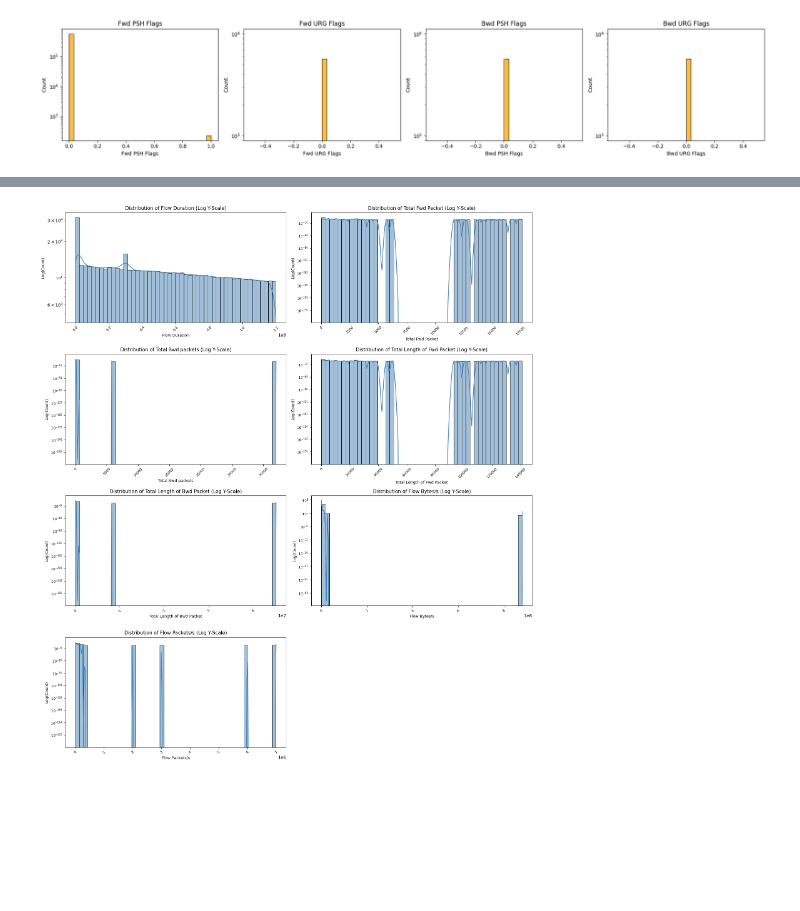
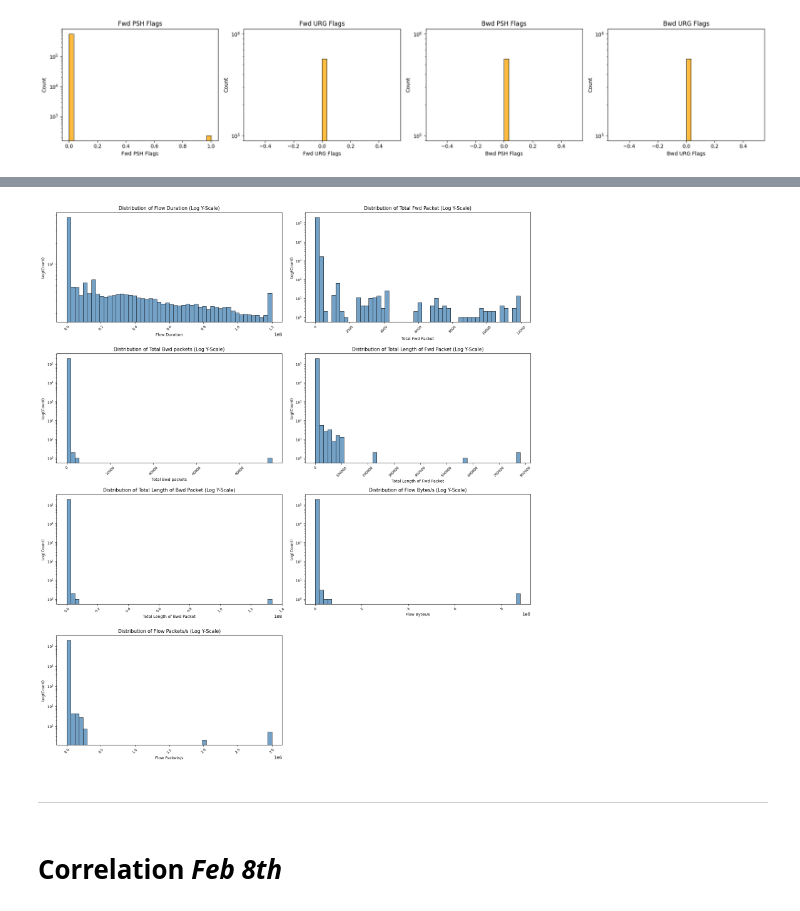
Before and after one commit to Totally-Kyle/The-CyberChase, a Jupyter notebook: EDA.ipynb, the cells around one changed output, grey strips where cells are left out. Drawn from its saved outputs; the diff is of its cells as text; code cells hidden in the pictures; blank space fills up the shorter version.

```diff
--- a/EDA.ipynb
+++ b/EDA.ipynb
@@ -172,0 +389,25 @@ plt.show()
+# %%
+
+# List of TCP flag count columns
+flag_columns = [
+    'FIN Flag Count', 'SYN Flag Count', 'RST Flag Count', 'PSH Flag Count',
+    'ACK Flag Count', 'URG Flag Count', 'CWR Flag Count', 'ECE Flag Count'
+]
+
+# Set up subplot grid: 4 rows x 2 columns
+fig, axes = plt.subplots(nrows=4, ncols=2, figsize=(16, 18))
+axes = axes.flatten()  # Flatten to index like a list
+
+# Loop through columns and create a countplot for each
+for i, flag in enumerate(flag_columns):
+    sns.countplot(data=Feb8, x=flag, hue=flag, ax=axes[i],
+                  edgecolor='black', palette='coolwarm', legend=False)
+
+    axes[i].set_yscale('log')
+    axes[i].set_title(f'Distribution of {flag} (Log Scale)', fontsize=10)
+    axes[i].tick_params(axis='x', rotation=45, labelsize=7)
+    axes[i].set_xlabel(flag)
+    axes[i].set_ylabel('Count')
+
+plt.tight_layout()
+plt.show()
@@ -172,0 +416,13 @@ plt.show()
+# %%
+dir_flags = ['Fwd PSH Flags', 'Fwd URG Flags', 'Bwd PSH Flags', 'Bwd URG Flags']
+
+fig, axes = plt.subplots(1, 4, figsize=(20, 4))
+
+for i, col in enumerate(dir_flags):
+    sns.histplot(Feb8[col], ax=axes[i], bins=30, color='orange', edgecolor= "black")
+    axes[i].set_yscale('log')
+    axes[i].set_title(col)
+    axes[i].set_ylabel('Count')
+
+plt.tight_layout()
+plt.show()
@@ -180,32 +438,36 @@ continuous_cols = [
     "Flow Duration",
     "Total Fwd Packet",
     "Total Bwd packets",
     "Total Length of Fwd Packet",
     "Total Length of Bwd Packet",
     "Flow Bytes/s",
     "Flow Packets/s"
 ]
 
 # Set up plot grid
 fig, axes = plt.subplots(nrows=4, ncols=2, figsize=(16, 18))
 axes = axes.flatten()
 
 # Loop through columns and create histograms
 for i, col in enumerate(continuous_cols):
     ax = axes[i]
-    sns.histplot(Feb7[col], ax=ax, kde=True, bins=50,
+    sns.histplot(Feb8[col], ax=ax, bins=50,
                  edgecolor="black", color="steelblue")
     ax.set_yscale("log")  # Log scale on Y-axis
     ax.set_title(f"Distribution of {col} (Log Y-Scale)", fontsize=11)
     ax.set_xlabel(col, fontsize=9)
     ax.set_ylabel("Log(Count)", fontsize=9)
     ax.tick_params(axis='x', rotation=45, labelsize=8)
     ax.tick_params(axis='y', labelsize=8)
 
 # Hide the unused 8th subplot
 axes[-1].set_visible(False)
 
 plt.tight_layout()
 plt.show()
 # %% [output]
-[figure, old version]
+[figure, new version]
+# %% [markdown]
+---
+# %% [markdown]
+# Correlation *Feb 8th*
```
Also changed, not shown: parts of 26 cells of this notebook.
